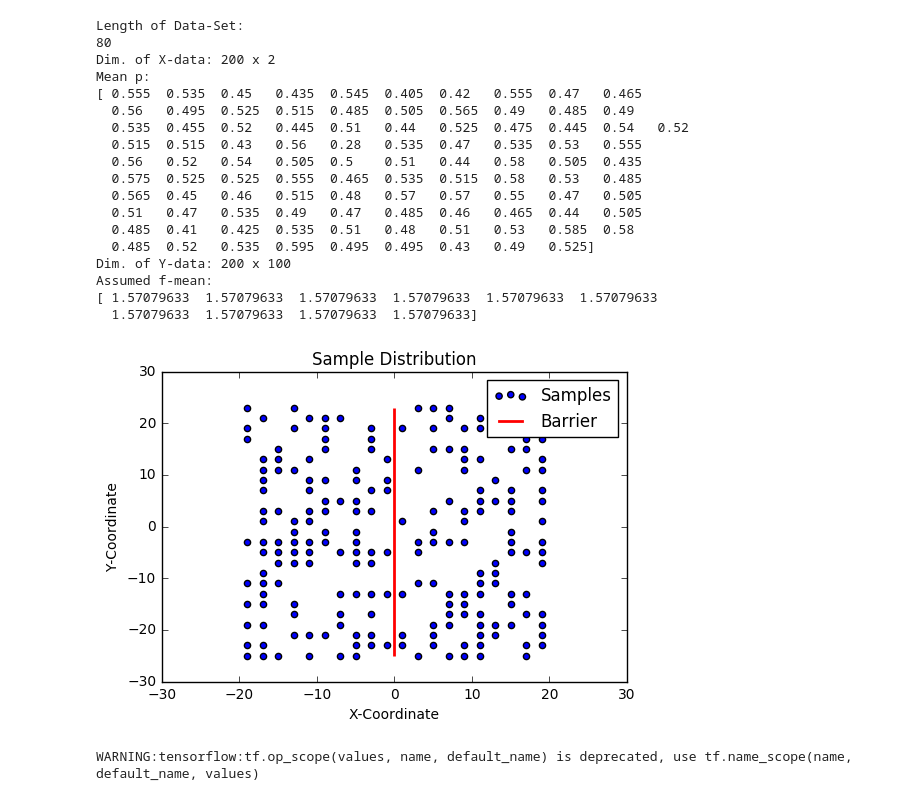
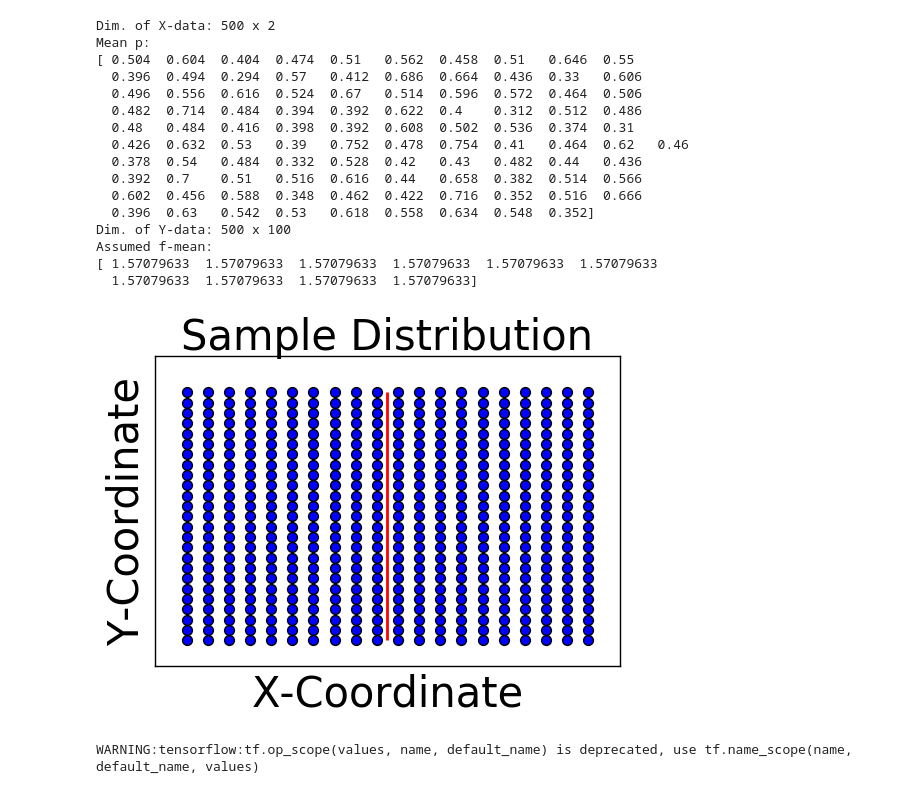
Before and after one commit to hringbauer/BarrierInferPublic, a Jupyter notebook: Laplace.ipynb, the cells around one changed output. Drawn from its saved outputs; the diff is of its cells as text; code cells hidden in the pictures.

```diff
--- a/Laplace.ipynb
+++ b/Laplace.ipynb
@@ -12,22 +12,18 @@ import cPickle as pickle
 import time
 import scipy.optimize as opt
 # %%
-nr_inds=200  # Nr. of Individuals to Check
+nr_inds = 600 # Nr. of Individuals to Check
 
-#X_data = np.loadtxt('./coordinates10.csv', delimiter='$').astype('float64') # Load the complete X-Data
-#Y_data = np.loadtxt('./data_genotypes10.csv', delimiter='$').astype('float64') # Load the complete Y-Data
+X_data = np.loadtxt('./coordinates12.csv', delimiter='$').astype('float64') # Load the complete X-Data
+Y_data = np.loadtxt('./data_genotypes12.csv', delimiter='$').astype('float64') # Load the complete Y-Data
 
-path1 = "data_lists.p"  # Load data from pickle file!
-x_data_sets, y_data_sets  = pickle.load(open(path1, "rb"))  # Load data from pickle file!
-print("Length of Data-Set: ")
-print(len(x_data_sets))
-
-data_set_nr=1
-X_data=x_data_sets[data_set_nr]
-Y_data=y_data_sets[data_set_nr]
-
-
-
+#path1 = "data_lists.p"  # Load data from pickle file!
+#x_data_sets, y_data_sets  = pickle.load(open(path1, "rb"))  # Load data from pickle file!
+#print("Length of Data-Set: ")
+#print(len(x_data_sets))
+#data_set_nr=1
+#X_data=x_data_sets[data_set_nr]
+#Y_data=y_data_sets[data_set_nr]
 
 #print(len(X_data))
 inds=range(len(X_data))
@@ -37,11 +33,7 @@ inds=inds[:nr_inds]  # Only load first nr_inds
 
 # Only load first nr_inds entries
 X_data = X_data[inds,:]
-#X_data = np.array([[1,1],[1,0],[-1,1],[-1,0]])   # For debugging
 Y_data = Y_data[inds,:]
-#Y_data = np.array([[0, 1], [0, 0],[1, 1], [0, 0]])
-
-
 
 #./data_genotypes5.csv has mean p=0.2
 assert(len(X_data) == len(Y_data))
@@ -57,52 +49,54 @@ p_mean = np.mean(Y_data, axis=0) # Empirical average for every loci
 #p_mean=np.mean(Y_data)
 print("Mean p: ")
 print(p_mean)
 
 # Change this for coordinates5.csv  (If mean is known)
 #f_mean = np.loadtxt('./mean_f6.csv', delimiter='$').astype('float64')[inds]   # Empirical f_mean
 #f_mean = np.log(p_mean) - np.log(1 - p_mean) # Does a Logit Transform
 #f_mean=np.log(0.2)-np.log(1.0-0.2)   # If known
 
 #print(len(f_mean))
 #print(len(f_mean))
 Y_data[Y_data < 0.5] = -1.0  # For the logit Link function
 print("Dim. of Y-data: %i x %i" % (M1, nr_loci))
 
 #mean_paramss = np.array([f_mean for _ in range(nr_loci)]) # Initial Parameter for the mean-parameters
 #mean_paramss = np.array([0.0 for _ in range(nr_loci)])  # Set everything to 0
 mean_paramss = np.array([np.pi/2.0 for _ in range(nr_loci)])  # Set everything to 0.5. For ArcSin Model
 #mean_paramss = np.array(f_mean)
 print("Assumed f-mean:")
 print(mean_paramss[:10])
 
 # Plot the data
 pylab.figure()
-pylab.title("Sample Distribution")
-pylab.scatter(X_data[:,0], X_data[:,1], label = "Samples")
+pylab.title("Sample Distribution", fontsize=30)
+pylab.scatter(X_data[:,0], X_data[:,1], label = "Samples",s=50)
 pylab.vlines(0, min(X_data[:,1]), max(X_data[:,1]),linewidth=2, color="red", label="Barrier")
-pylab.xlabel("X-Coordinate")
-pylab.ylabel("Y-Coordinate")
-pylab.legend()
+pylab.xlabel("X-Coordinate", fontsize=30)
+pylab.ylabel("Y-Coordinate", fontsize=30)
+pylab.xlim([-22,22])
+pylab.ylim([-30,30])
+pylab.tick_params(axis='both', which='both', bottom='off',
+                    top='off', labelbottom='off', right='off', left='off', labelleft='off')
+#pylab.legend(fontsize=20)
 pylab.show()
 # %% [output]
-Length of Data-Set:
-80
-Dim. of X-data: 200 x 2
+Dim. of X-data: 500 x 2
 Mean p:
-[ 0.555  0.535  0.45   0.435  0.545  0.405  0.42   0.555  0.47   0.465
-  0.56   0.495  0.525  0.515  0.485  0.505  0.565  0.49   0.485  0.49
-  0.535  0.455  0.52   0.445  0.51   0.44   0.525  0.475  0.445  0.54   0.52
-  0.515  0.515  0.43   0.56   0.28   0.535  0.47   0.535  0.53   0.555
-  0.56   0.52   0.54   0.505  0.5    0.51   0.44   0.58   0.505  0.435
-  0.575  0.525  0.525  0.555  0.465  0.535  0.515  0.58   0.53   0.485
-  0.565  0.45   0.46   0.515  0.48   0.57   0.57   0.55   0.47   0.505
-  0.51   0.47   0.535  0.49   0.47   0.485  0.46   0.465  0.44   0.505
-  0.485  0.41   0.425  0.535  0.51   0.48   0.51   0.53   0.585  0.58
-  0.485  0.52   0.535  0.595  0.495  0.495  0.43   0.49   0.525]
-Dim. of Y-data: 200 x 100
+[ 0.504  0.604  0.404  0.474  0.51   0.562  0.458  0.51   0.646  0.55
+  0.396  0.494  0.294  0.57   0.412  0.686  0.664  0.436  0.33   0.606
+  0.496  0.556  0.616  0.524  0.67   0.514  0.596  0.572  0.464  0.506
+  0.482  0.714  0.484  0.394  0.392  0.622  0.4    0.312  0.512  0.486
+  0.48   0.484  0.416  0.398  0.392  0.608  0.502  0.536  0.374  0.31
+  0.426  0.632  0.53   0.39   0.752  0.478  0.754  0.41   0.464  0.62   0.46
+  0.378  0.54   0.484  0.332  0.528  0.42   0.43   0.482  0.44   0.436
+  0.392  0.7    0.51   0.516  0.616  0.44   0.658  0.382  0.514  0.566
+  0.602  0.456  0.588  0.348  0.462  0.422  0.716  0.352  0.516  0.666
+  0.396  0.63   0.542  0.53   0.618  0.558  0.634  0.548  0.352]
+Dim. of Y-data: 500 x 100
 Assumed f-mean:
 [ 1.57079633  1.57079633  1.57079633  1.57079633  1.57079633  1.57079633
   1.57079633  1.57079633  1.57079633  1.57079633]
-[figure, old version]
+[figure, new version]
 # %%
 ###### The Full Kernel:
```
Also changed, not shown: parts of 9 cells of this notebook, 2 other files.
